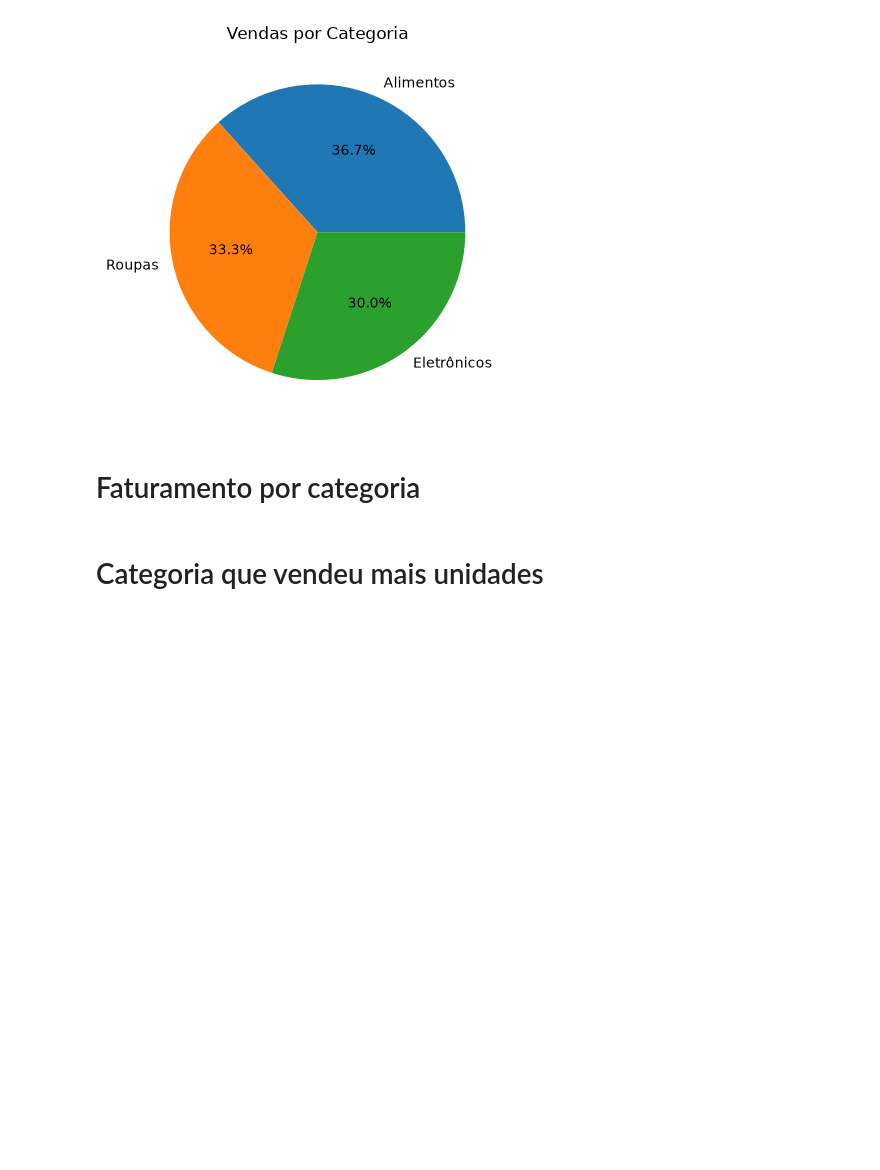
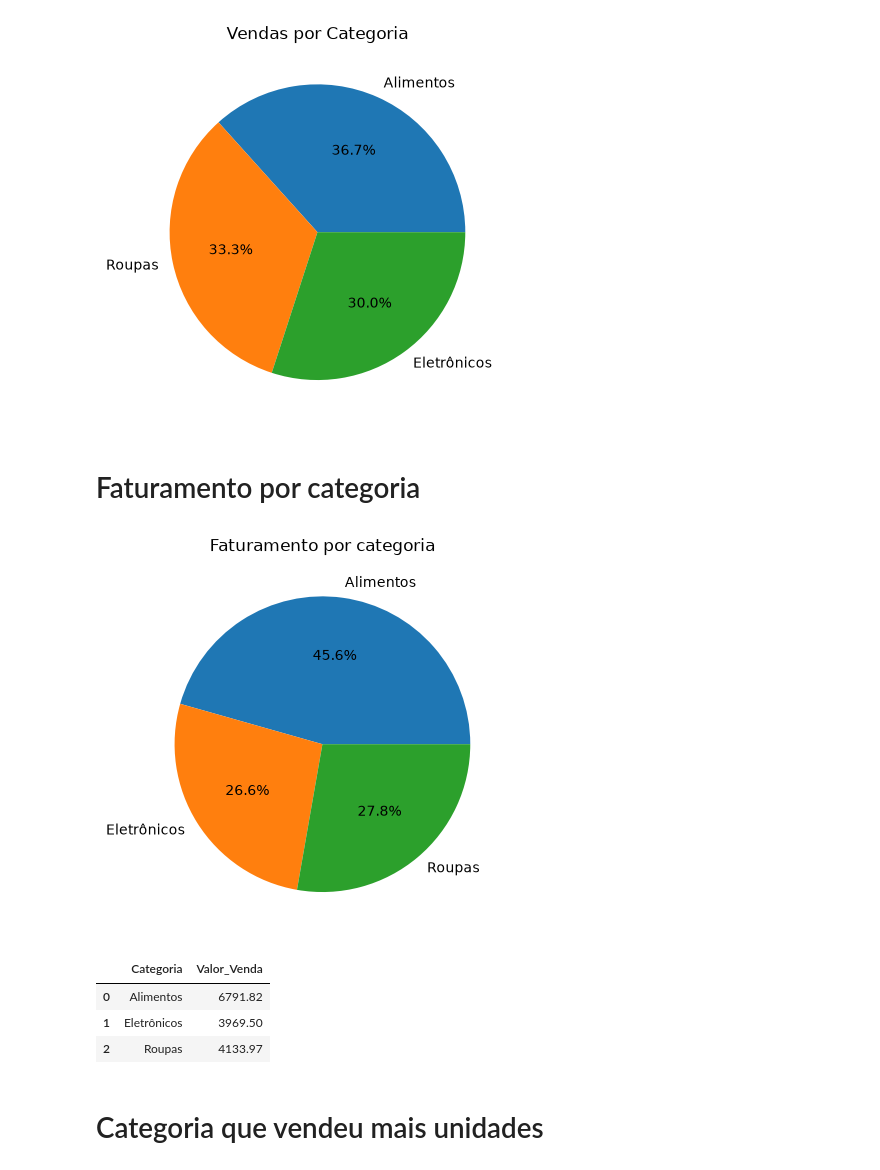
Before and after one commit to Lana230/analise_de_dados, a Jupyter notebook: atividade.ipynb, the cells around one changed output. Saved outputs shown, nothing was run; the diff lists cells and outputs as text; code cells hidden in the pictures; blank space fills up the shorter version.

```diff
--- a/atividade.ipynb
+++ b/atividade.ipynb
@@ -119,6 +136,22 @@ Eletrônicos: 9
 [figure]
 # %% [markdown]
 # Faturamento por categoria
+# %%
+faturamento_cat = (
+    df.groupby("Categoria")["Valor_Venda"].sum().reset_index()
+)
+
+plt.pie(faturamento_cat["Valor_Venda"], labels=faturamento_cat["Categoria"], autopct="%1.1f%%")
+plt.title("Faturamento por categoria")
+plt.show()
+
+faturamento_cat.head()
+# %% [output]
+[figure, added]
+|  | Categoria | Valor_Venda |
+| 0 | Alimentos | 6791.82 |
+| 1 | Eletrônicos | 3969.50 |
+| 2 | Roupas | 4133.97 |
 # %% [markdown]
 # Categoria que vendeu mais unidades
 # %%
```
Also changed, not shown: parts of 4 cells of this notebook.
